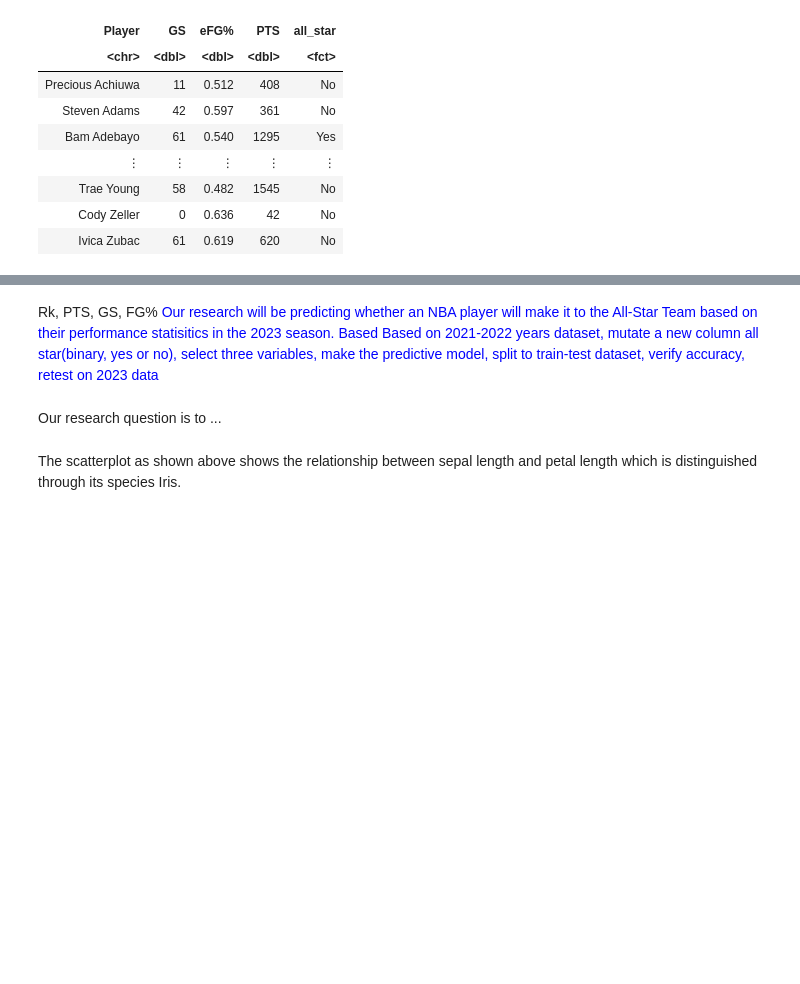
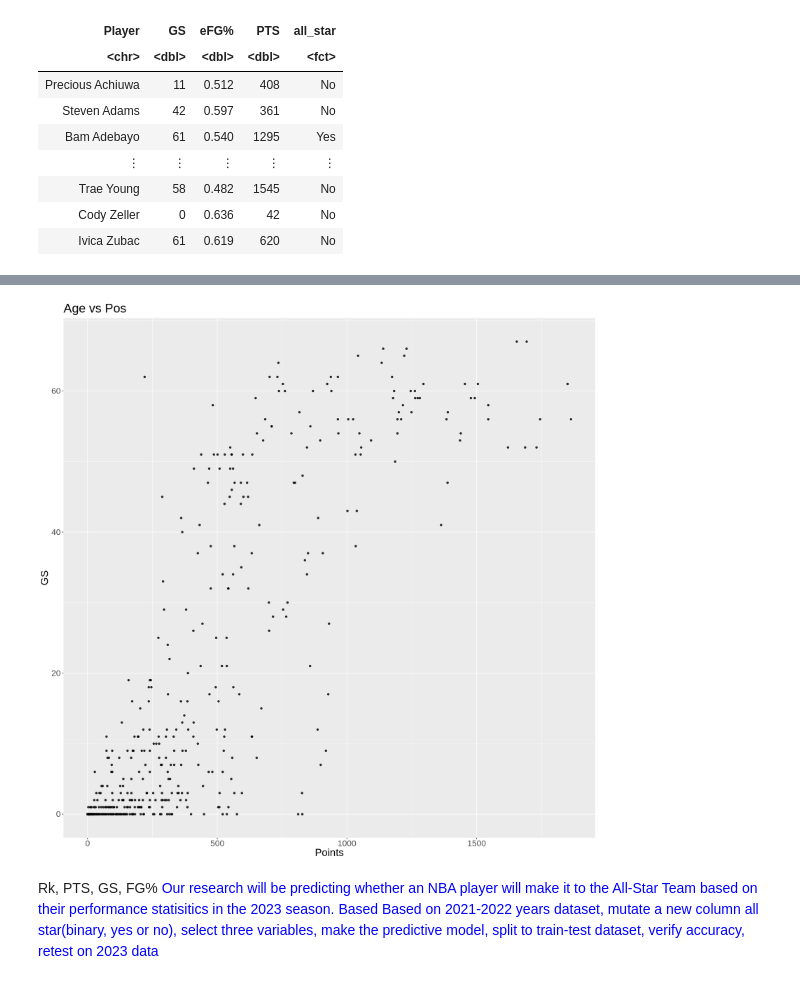
Before and after one commit to DrakenRaptor/Section006-28-Proposal, a Jupyter notebook: ProjectTrial.ipynb, the cells around one changed output, grey strips where cells are left out. Saved outputs shown, nothing was run; the diff lists cells and outputs as text; code cells hidden in the pictures; blank space fills up the shorter version.

```diff
--- a/ProjectTrial.ipynb
+++ b/ProjectTrial.ipynb
@@ -379,13 +387,15 @@ position_plot
 # %%
 options(repr.plot.width = 15, repr.plot.height = 15)
 
-rk_plot <- page |>
+rk_plot <- new_obs_training |>
     ggplot(aes(x = PTS, y = GS)) +
     geom_point(alpha = 0.8) +
     labs(x = "Points", y = "GS", color = "Position", title = "Age vs Pos") +
     theme(text = element_text(size = 20))
 
 rk_plot
+# %% [output]
+[figure, added]
 # %% [markdown]
 Rk, PTS, GS, FG%
 <font color = "blue"> Our research will be predicting whether an NBA player will make it to the All-Star Team based on their performance statisitics in the 2023 season. Based Based on 2021-2022 years dataset, mutate a new column all star(binary, yes or no), select three variables, make the predictive model, split to train-test dataset, verify accuracy, retest on 2023 data
@@ -412,4 +402,0 @@ Rk, PTS, GS, FG%
-# %% [markdown]
-Our research question is to ...
-# %% [markdown]
-The scatterplot as shown above shows the relationship between sepal length and petal length which is distinguished through its species Iris.
```
Also changed, not shown: parts of 5 cells of this notebook.
